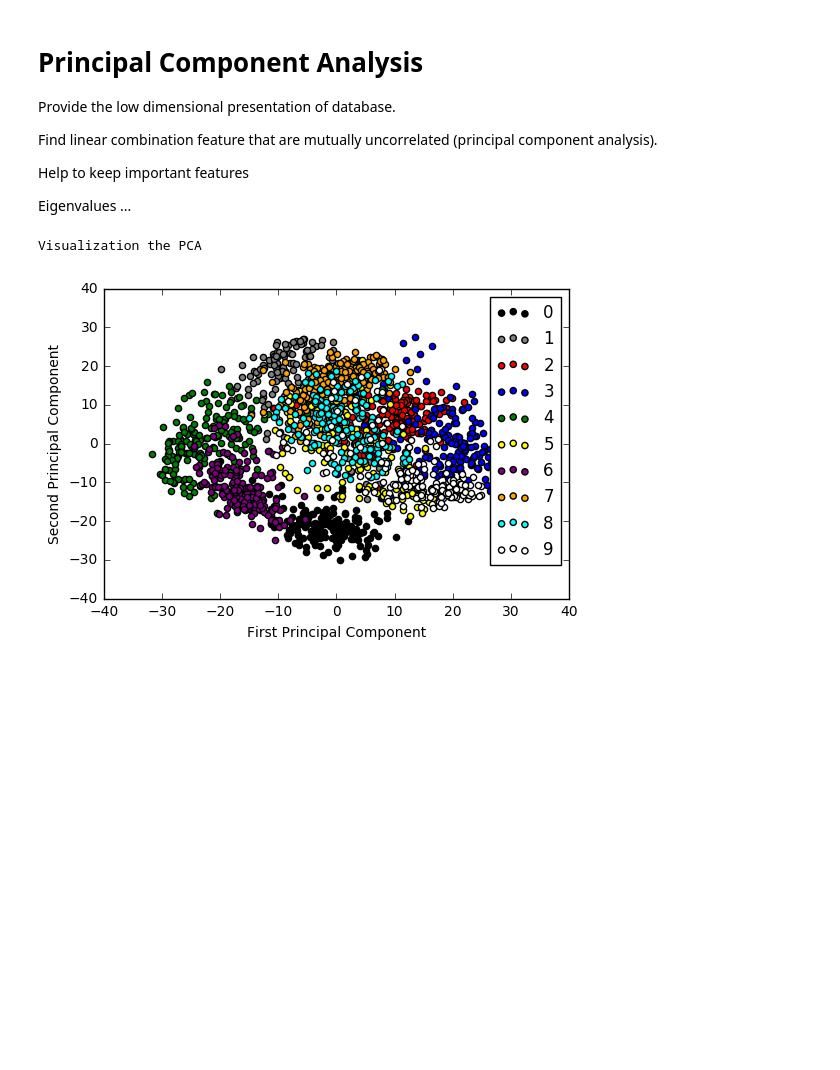
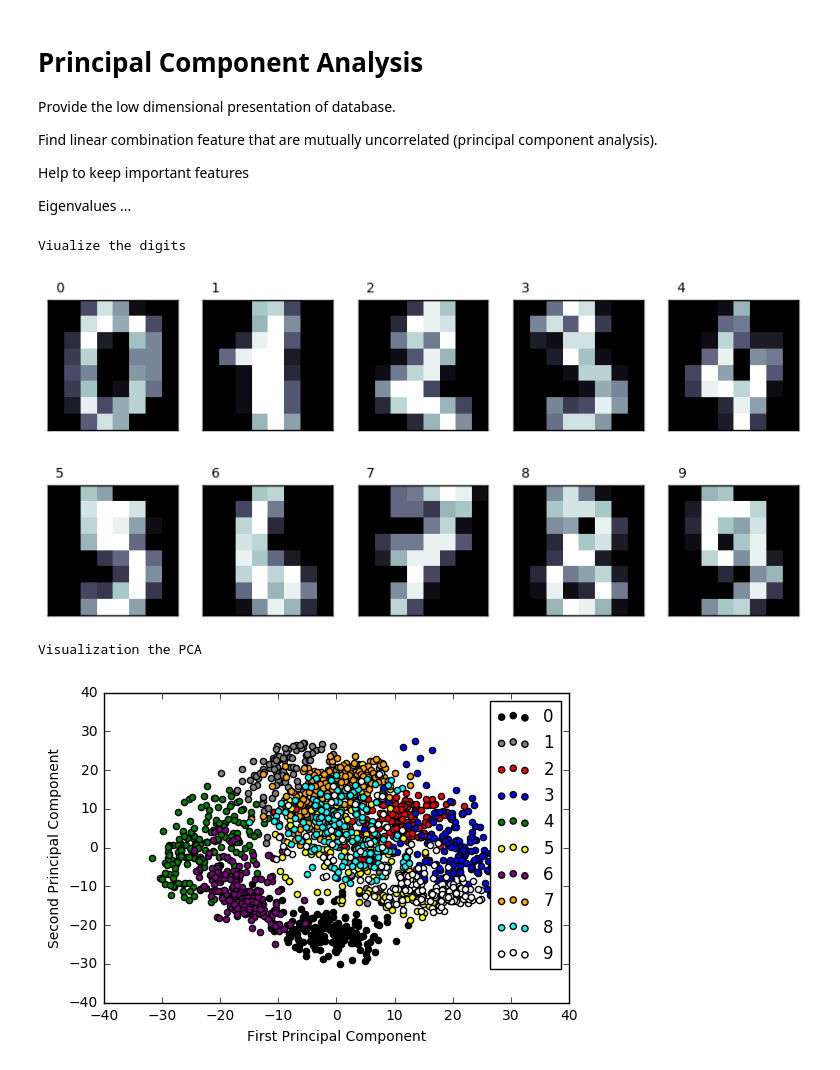
Before and after one commit to leduynguyen/Introduction-Machine-Learning, a Jupyter notebook: Section 7a - Principal Component Analysis/pca.ipynb, the cells around one changed output. Saved outputs shown, nothing was run; the diff lists cells and outputs as text; code cells hidden in the pictures; blank space fills up the shorter version.

```diff
--- a/Section 7a - Principal Component Analysis/pca.ipynb
+++ b/Section 7a - Principal Component Analysis/pca.ipynb
@@ -10,31 +10,48 @@ Eigenvalues ...
 # %%
 import numpy as np
 from matplotlib import pyplot as plt
 from sklearn.decomposition import PCA
 from sklearn.datasets import load_digits
 
+# Load digit data
 digits = load_digits()
 
+# Extract to features and target
 features = digits.data
 target = digits.target
+
+# Visualiaztion the digits
+n_row, n_col, max_n = 2, 5, 10
+fig = plt.figure(figsize=(2.0*n_col, 2.26*n_row))
+i = 0
+
+print "Viualize the digits"
+while i<max_n and i<digits.images.shape[0]:
+    p = fig.add_subplot(n_row, n_col, i+1, xticks=[], yticks=[])
+    p.imshow(digits.images[i], cmap=plt.cm.bone, interpolation='nearest')
+    p.text(0, -1, str(digits.target[i]))
+    i=i+1
+plt.show()
 
 # Create the model with 10 components corresponding to number 0 to 9
 model = PCA(n_components=10)
 X_pca = model.fit_transform(features)
 
 # Visulization the PCA
 print "Visualization the PCA"
 
 colors = ['black', 'grey', 'red', 'blue', 'green', 'yellow', 'purple', 'orange', 'cyan', 'white']
 for i in xrange(len(colors)):
     px = X_pca[:, 0][target == i]
     py = X_pca[:, 1][target == i]
     plt.scatter(px, py, c=colors[i])
 
 plt.legend(digits.target_names)
 plt.xlabel('First Principal Component')
 plt.ylabel('Second Principal Component')
 plt.show()
 # %% [output]
-Visualization the PCA
+Viualize the digits
-[figure, old version]
+[figure, new version]
+Visualization the PCA
+[figure, added]
```
